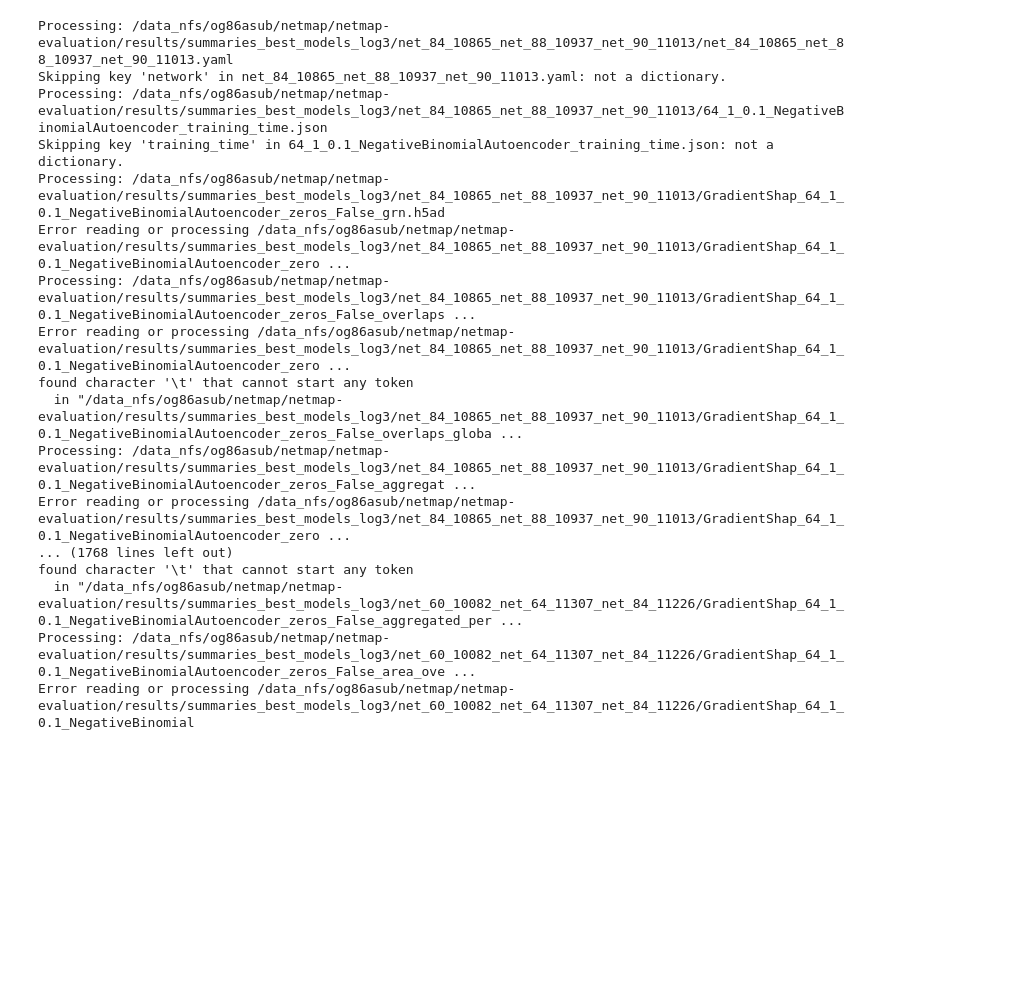
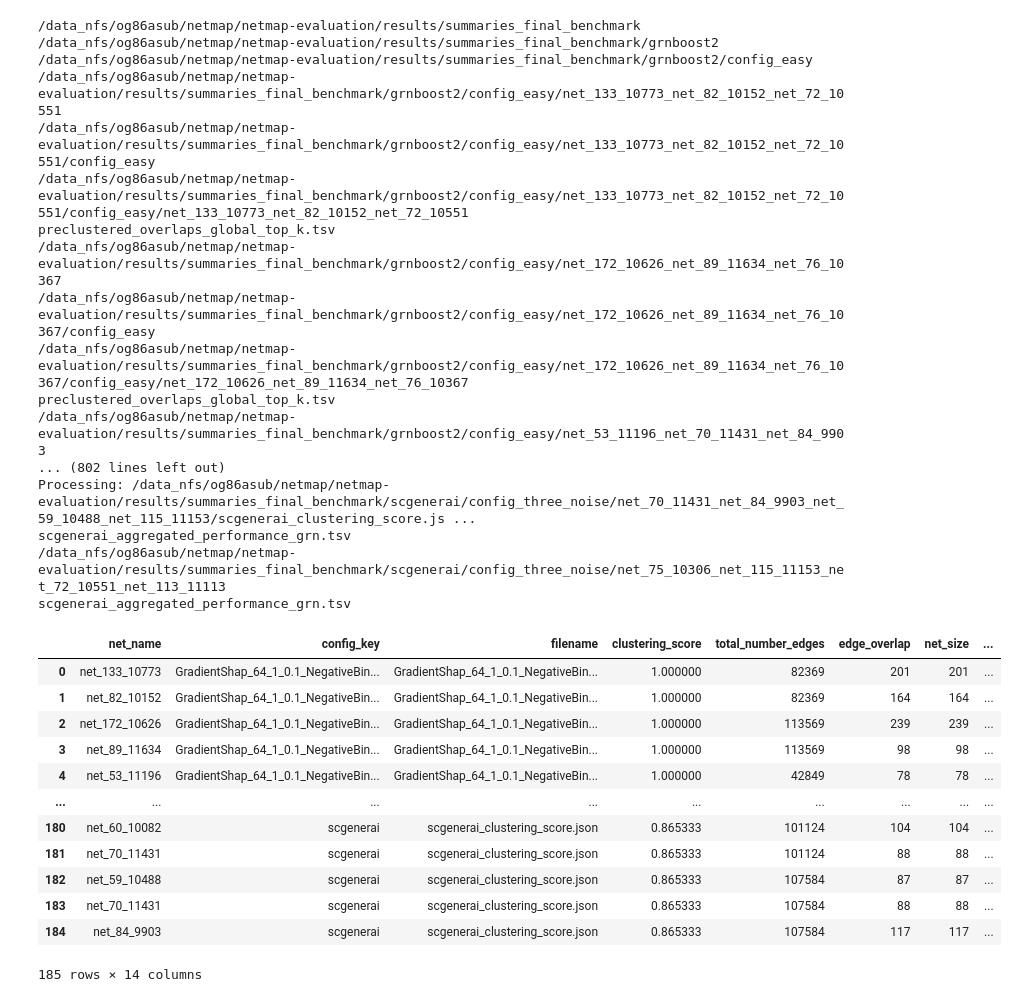
Before and after one commit to bionetslab/netmap-evaluation, a Jupyter notebook: src/manuscript_synthetic/manuscript_results/aggregate_clustering_scores.ipynb, the cells around one changed output. Drawn from its saved outputs; the diff is of its cells as text; code cells hidden in the pictures; blank space fills up the shorter version.

```diff
--- a/src/manuscript_synthetic/manuscript_results/aggregate_clustering_scores.ipynb
+++ b/src/manuscript_synthetic/manuscript_results/aggregate_clustering_scores.ipynb
@@ -39,8 +39,10 @@ def read_all_results_yaml(root_dir, select = ('netmap_config.yaml', 'netmap_conf
         select = (select,)
 
     for dirpath, dirnames, filenames in os.walk(root_dir):
+        print(dirpath)
         for filename in filenames:
             # Check if the filename ends with any of the selected strings/extensions
+            print(filename)
             if any(filename.endswith(s) for s in select):
                 filepath = op.join(dirpath, filename)
                 print(f"Processing: {filepath}")
@@ -103,6 +105,9 @@ def read_all_results_yaml(root_dir, select = ('netmap_config.yaml', 'netmap_conf
 
                             overlaps_df = pd.DataFrame(records)
                             # Add the directory name (similar to your original 'net' column)
+                            overlaps_df['algorithm'] = op.basename(op.dirname(op.dirname(op.dirname(filepath))))
+                            overlaps_df['config'] = op.basename(op.dirname(op.dirname(filepath)))
+
                             overlaps_df['dataset'] = op.basename(op.dirname(filepath))
                             overlaps_df['config_dir'] = config_dir
                             all_results_dfs.append(overlaps_df)
@@ -137,32 +142,39 @@ def recode_number_of_datasets(config_item):
     if config_item == 'config_ten':
         return 10
 # %%
-df_results_leiden = read_all_results_yaml('/data_nfs/og86asub/netmap/netmap-evaluation/results/summaries_best_models_log3/', select=('clustering_score_leiden.json'))
+df_results_leiden = read_all_results_yaml('/data_nfs/og86asub/netmap/netmap-evaluation/results/summaries_final_benchmark/', select=('clustering_score.json'))
 df_results_leiden.to_csv('/data_nfs/og86asub/netmap/netmap-evaluation/results/figures/data/clustering_scores_leiden.tsv', sep = '\t', index=False)
-
-df_results = read_all_results_yaml('/data_nfs/og86asub/netmap/netmap-evaluation/results/summaries_best_models_log3/', select=('clustering_score.json'))
-df_results.to_csv('/data_nfs/og86asub/netmap/netmap-evaluation/results/figures/data/clustering_score.tsv', sep = '\t', index = False)
-
-df_results_tf = read_all_results_yaml('/data_nfs/og86asub/netmap/netmap-evaluation/results/summaries_best_models_log3/', select=('clustering_score_tf.json'))
-df_results_tf.to_csv('/data_nfs/og86asub/netmap/netmap-evaluation/results/figures/data/clustering_score_tf.tsv', sep = '\t', index = False)
-
-df_results_leiden = read_all_results_yaml('/data_nfs/og86asub/netmap/netmap-evaluation/results/summaries_scgenerai/', select=('clustering_score_leiden.json'))
-df_results_leiden.to_csv('/data_nfs/og86asub/netmap/netmap-evaluation/results/figures/data/clustering_scores_scgenerai.tsv', sep = '\t', index=False)
 # %% [output]
-Processing: /data_nfs/og86asub/netmap/netmap-evaluation/results/summaries_best_models_log3/net_84_10865_net_88_10937_net_90_11013/net_84_10865_net_88_10937_net_90_11013.yaml
-Skipping key 'network' in net_84_10865_net_88_10937_net_90_11013.yaml: not a dictionary.
-Processing: /data_nfs/og86asub/netmap/netmap-evaluation/results/summaries_best_models_log3/net_84_10865_net_88_10937_net_90_11013/64_1_0.1_NegativeBinomialAutoencoder_training_time.json
-Skipping key 'training_time' in 64_1_0.1_NegativeBinomialAutoencoder_training_time.json: not a dictionary.
-Processing: /data_nfs/og86asub/netmap/netmap-evaluation/results/summaries_best_models_log3/net_84_10865_net_88_10937_net_90_11013/GradientShap_64_1_0.1_NegativeBinomialAutoencoder_zeros_False_grn.h5ad
-Error reading or processing /data_nfs/og86asub/netmap/netmap-evaluation/results/summaries_best_models_log3/net_84_10865_net_88_10937_net_90_11013/GradientShap_64_1_0.1_NegativeBinomialAutoencoder_zero ...
-Processing: /data_nfs/og86asub/netmap/netmap-evaluation/results/summaries_best_models_log3/net_84_10865_net_88_10937_net_90_11013/GradientShap_64_1_0.1_NegativeBinomialAutoencoder_zeros_False_overlaps ...
-Error reading or processing /data_nfs/og86asub/netmap/netmap-evaluation/results/summaries_best_models_log3/net_84_10865_net_88_10937_net_90_11013/GradientShap_64_1_0.1_NegativeBinomialAutoencoder_zero ...
-found character '\t' that cannot start any token
-  in "/data_nfs/og86asub/netmap/netmap-evaluation/results/summaries_best_models_log3/net_84_10865_net_88_10937_net_90_11013/GradientShap_64_1_0.1_NegativeBinomialAutoencoder_zeros_False_overlaps_globa ...
-Processing: /data_nfs/og86asub/netmap/netmap-evaluation/results/summaries_best_models_log3/net_84_10865_net_88_10937_net_90_11013/GradientShap_64_1_0.1_NegativeBinomialAutoencoder_zeros_False_aggregat ...
-Error reading or processing /data_nfs/og86asub/netmap/netmap-evaluation/results/summaries_best_models_log3/net_84_10865_net_88_10937_net_90_11013/GradientShap_64_1_0.1_NegativeBinomialAutoencoder_zero ...
-... (1768 lines left out)
-found character '\t' that cannot start any token
-  in "/data_nfs/og86asub/netmap/netmap-evaluation/results/summaries_best_models_log3/net_60_10082_net_64_11307_net_84_11226/GradientShap_64_1_0.1_NegativeBinomialAutoencoder_zeros_False_aggregated_per ...
-Processing: /data_nfs/og86asub/netmap/netmap-evaluation/results/summaries_best_models_log3/net_60_10082_net_64_11307_net_84_11226/GradientShap_64_1_0.1_NegativeBinomialAutoencoder_zeros_False_area_ove ...
-Error reading or processing /data_nfs/og86asub/netmap/netmap-evaluation/results/summaries_best_models_log3/net_60_10082_net_64_11307_net_84_11226/GradientShap_64_1_0.1_NegativeBinomial
+/data_nfs/og86asub/netmap/netmap-evaluation/results/summaries_final_benchmark
+/data_nfs/og86asub/netmap/netmap-evaluation/results/summaries_final_benchmark/grnboost2
+/data_nfs/og86asub/netmap/netmap-evaluation/results/summaries_final_benchmark/grnboost2/config_easy
+/data_nfs/og86asub/netmap/netmap-evaluation/results/summaries_final_benchmark/grnboost2/config_easy/net_133_10773_net_82_10152_net_72_10551
+/data_nfs/og86asub/netmap/netmap-evaluation/results/summaries_final_benchmark/grnboost2/config_easy/net_133_10773_net_82_10152_net_72_10551/config_easy
+/data_nfs/og86asub/netmap/netmap-evaluation/results/summaries_final_benchmark/grnboost2/config_easy/net_133_10773_net_82_10152_net_72_10551/config_easy/net_133_10773_net_82_10152_net_72_10551
+preclustered_overlaps_global_top_k.tsv
+/data_nfs/og86asub/netmap/netmap-evaluation/results/summaries_final_benchmark/grnboost2/config_easy/net_172_10626_net_89_11634_net_76_10367
+/data_nfs/og86asub/netmap/netmap-evaluation/results/summaries_final_benchmark/grnboost2/config_easy/net_172_10626_net_89_11634_net_76_10367/config_easy
+/data_nfs/og86asub/netmap/netmap-evaluation/results/summaries_final_benchmark/grnboost2/config_easy/net_172_10626_net_89_11634_net_76_10367/config_easy/net_172_10626_net_89_11634_net_76_10367
+preclustered_overlaps_global_top_k.tsv
+/data_nfs/og86asub/netmap/netmap-evaluation/results/summaries_final_benchmark/grnboost2/config_easy/net_53_11196_net_70_11431_net_84_9903
+... (802 lines left out)
+Processing: /data_nfs/og86asub/netmap/netmap-evaluation/results/summaries_final_benchmark/scgenerai/config_three_noise/net_70_11431_net_84_9903_net_59_10488_net_115_11153/scgenerai_clustering_score.js ...
+scgenerai_aggregated_performance_grn.tsv
+/data_nfs/og86asub/netmap/netmap-evaluation/results/summaries_final_benchmark/scgenerai/config_three_noise/net_75_10306_net_115_11153_net_72_10551_net_113_11113
+scgenerai_aggregated_performance_grn.tsv
+# %%
+df_results_leiden
+# %% [output]
+|  | net_name | config_key | filename | clustering_score | total_number_edges | edge_overlap | net_size | ... |
+| 0 | net_133_10773 | GradientShap_64_1_0.1_NegativeBin... | GradientShap_64_1_0.1_NegativeBin... | 1.000000 | 82369 | 201 | 201 | ... |
+| 1 | net_82_10152 | GradientShap_64_1_0.1_NegativeBin... | GradientShap_64_1_0.1_NegativeBin... | 1.000000 | 82369 | 164 | 164 | ... |
+| 2 | net_172_10626 | GradientShap_64_1_0.1_NegativeBin... | GradientShap_64_1_0.1_NegativeBin... | 1.000000 | 113569 | 239 | 239 | ... |
+| 3 | net_89_11634 | GradientShap_64_1_0.1_NegativeBin... | GradientShap_64_1_0.1_NegativeBin... | 1.000000 | 113569 | 98 | 98 | ... |
+| 4 | net_53_11196 | GradientShap_64_1_0.1_NegativeBin... | GradientShap_64_1_0.1_NegativeBin... | 1.000000 | 42849 | 78 | 78 | ... |
+| ... | ... | ... | ... | ... | ... | ... | ... | ... |
+| 180 | net_60_10082 | scgenerai | scgenerai_clustering_score.json | 0.865333 | 101124 | 104 | 104 | ... |
+| 181 | net_70_11431 | scgenerai | scgenerai_clustering_score.json | 0.865333 | 101124 | 88 | 88 | ... |
+| 182 | net_59_10488 | scgenerai | scgenerai_clustering_score.json | 0.865333 | 107584 | 87 | 87 | ... |
+| 183 | net_70_11431 | scgenerai | scgenerai_clustering_score.json | 0.865333 | 107584 | 88 | 88 | ... |
+| 184 | net_84_9903 | scgenerai | scgenerai_clustering_score.json | 0.865333 | 107584 | 117 | 117 | ... |
+185 rows × 14 columns
```
Also changed, not shown: parts of 4 cells of this notebook, 20 other files.
